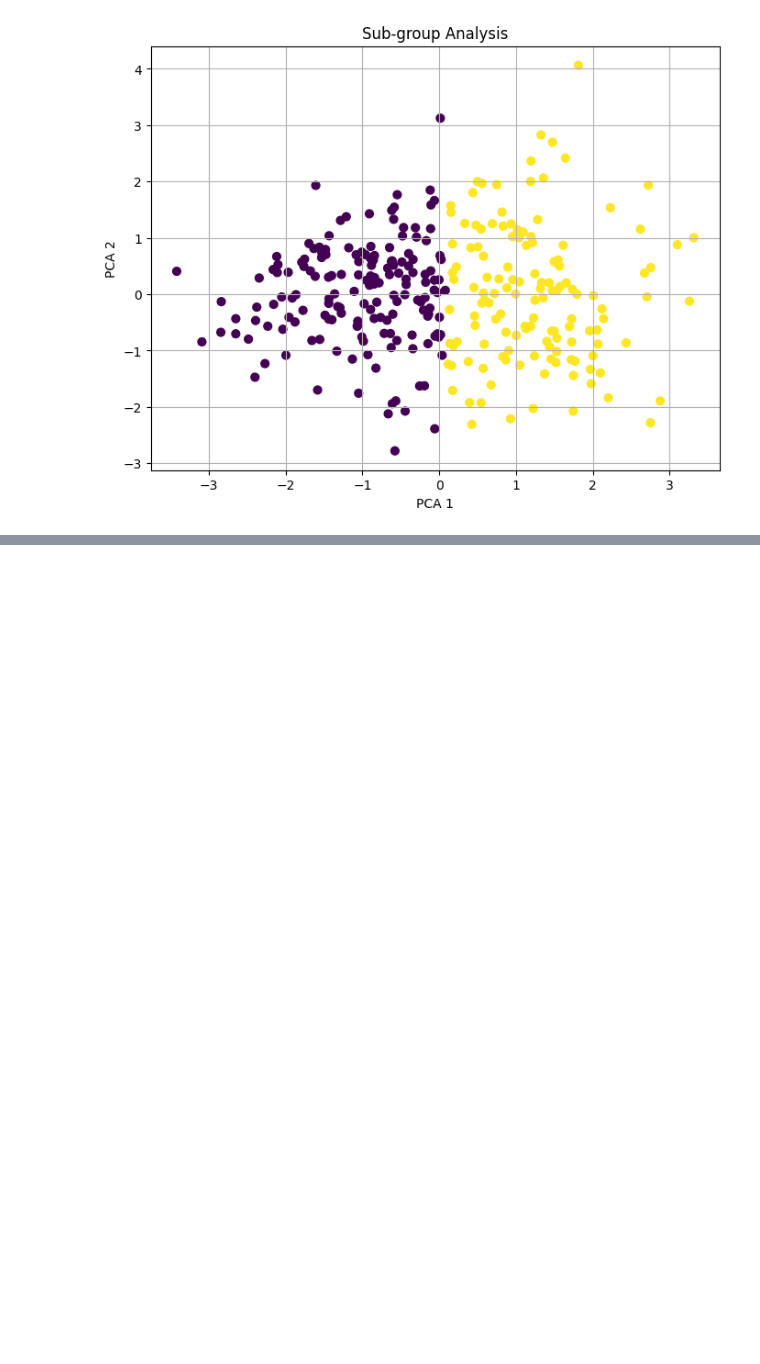
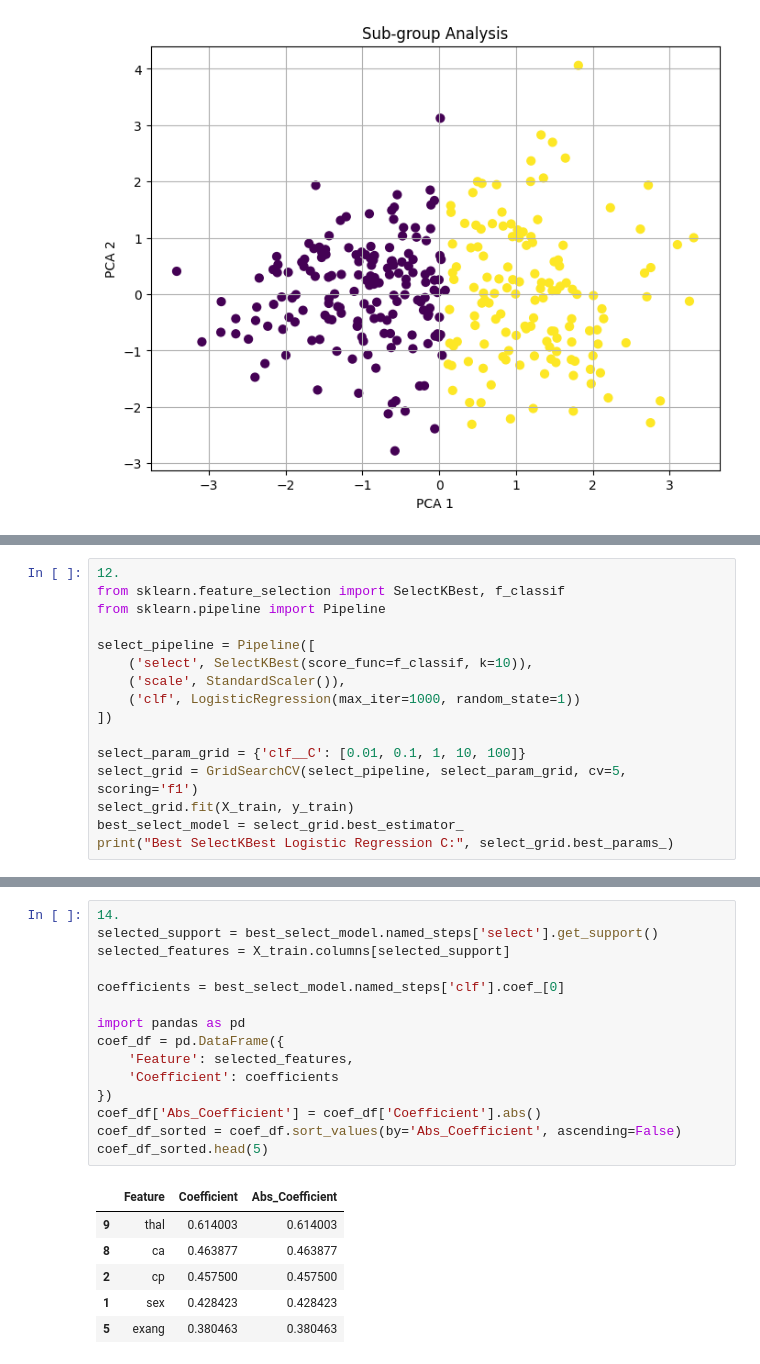
Before and after one commit to Viosus/Stats-3DA3-Assignment-6, a Jupyter notebook: Stats 3DA3 Assignment 6.ipynb, the cells around one changed output, grey strips where cells are left out. Drawn from its saved outputs; the diff is of its cells as text; blank space fills up the shorter version.

```diff
--- a/Stats 3DA3 Assignment 6.ipynb
+++ b/Stats 3DA3 Assignment 6.ipynb
@@ -176,0 +254,16 @@ K=8, Silhouette Score = 0.315
+# %%
+12.
+from sklearn.feature_selection import SelectKBest, f_classif
+from sklearn.pipeline import Pipeline
+
+select_pipeline = Pipeline([
+    ('select', SelectKBest(score_func=f_classif, k=10)),
+    ('scale', StandardScaler()),
+    ('clf', LogisticRegression(max_iter=1000, random_state=1))
+])
+
+select_param_grid = {'clf__C': [0.01, 0.1, 1, 10, 100]}
+select_grid = GridSearchCV(select_pipeline, select_param_grid, cv=5, scoring='f1')
+select_grid.fit(X_train, y_train)
+best_select_model = select_grid.best_estimator_
+print("Best SelectKBest Logistic Regression C:", select_grid.best_params_)
@@ -176,0 +298,22 @@ K=8, Silhouette Score = 0.315
+# %%
+14.
+selected_support = best_select_model.named_steps['select'].get_support()
+selected_features = X_train.columns[selected_support]
+
+coefficients = best_select_model.named_steps['clf'].coef_[0]
+
+import pandas as pd
+coef_df = pd.DataFrame({
+    'Feature': selected_features,
+    'Coefficient': coefficients
+})
+coef_df['Abs_Coefficient'] = coef_df['Coefficient'].abs()
+coef_df_sorted = coef_df.sort_values(by='Abs_Coefficient', ascending=False)
+coef_df_sorted.head(5)
+# %% [output]
+|  | Feature | Coefficient | Abs_Coefficient |
+| 9 | thal | 0.614003 | 0.614003 |
+| 8 | ca | 0.463877 | 0.463877 |
+| 2 | cp | 0.457500 | 0.457500 |
+| 1 | sex | 0.428423 | 0.428423 |
+| 5 | exang | 0.380463 | 0.380463 |
```
Also changed, not shown: parts of 9 cells of this notebook.
